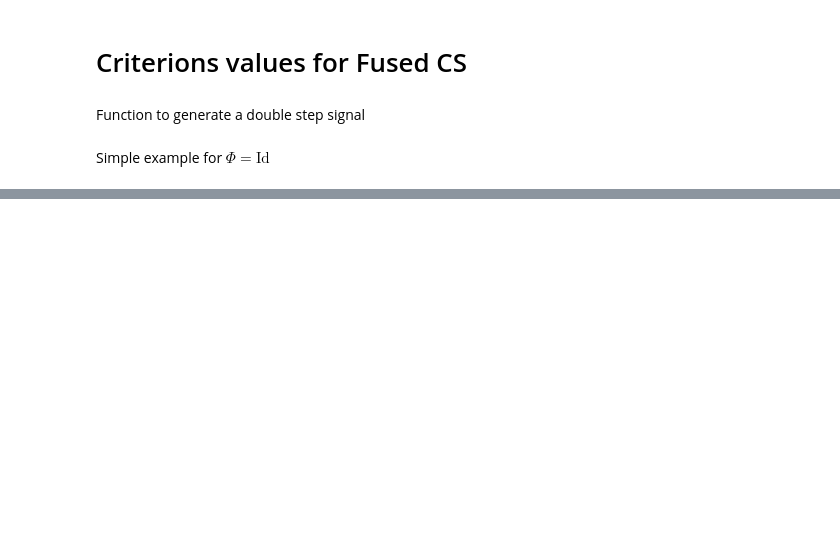
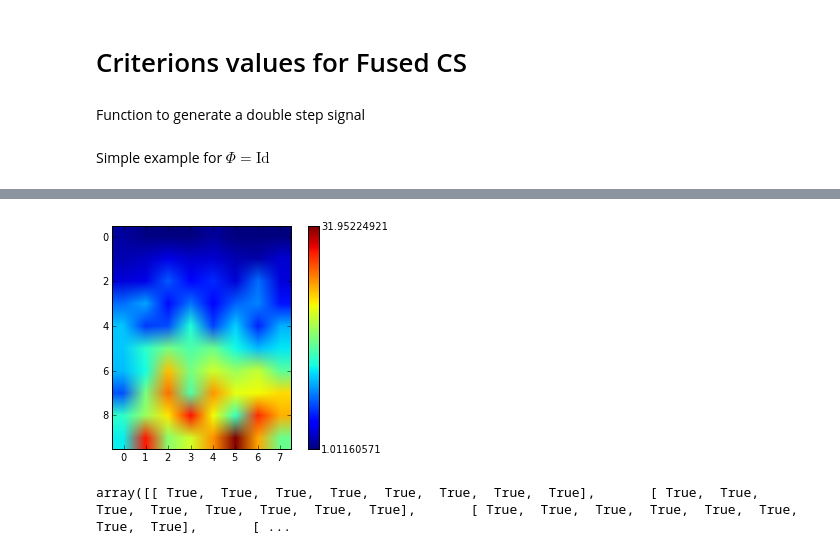
Before and after one commit to svaiter/robust_sparse_analysis_regularization, a Jupyter notebook: fused_cs.ipynb, the cells around one changed output, grey strips where cells are left out. Cells and saved outputs as stored; diff of their text form; code cells hidden in the pictures; blank space fills up the shorter version.

```diff
--- a/fused_cs.ipynb
+++ b/fused_cs.ipynb
@@ -29,0 +34,2 @@ res_0 = np.mean(res[:,:,:,1], axis=0).Tm = amin(res_0)M = amax(res_0)fig = figur
+# %%
+trials_per_settings = 1ratio_candidates = np.asarray([0.7,])eta_candidates = np.arange(floor(0.3*n))[::5] + qeps_candidates = np.asarray(map(lambda s: s * (1/n), np.linspace(1, 400, num=10)))
@@ -30,2 +46,4 @@ res_0 = np.mean(res[:,:,:,1], axis=0).Tm = amin(res_0)M = amax(res_0)fig = figur
 # %%
-res_0 = np.mean(res[:,:,:,1], axis=0).Tres_0 = np.mean(res[:,:,:,1], axis=0).T < 1m = amin(res_0)M = amax(res_0)fig = figure()ax = fig.add_subplot(111)cax = ax.imshow(res_0, extent=[ratio_candidates.min(), ratio_candidates.max(),                                eta_candidates.min(), eta_candidates.max()],                origin='lower',                aspect=3)cax.set_cmap('binary')cbar = fig.colorbar(cax, ticks=[m, 1, M])xticks()show()
+res_0 = rollaxis(res, 2, 1)[:,:,0,0]m = amin(res_0)M = amax(res_0)fig = figure()ax = fig.add_subplot(111)cax = ax.imshow(res_0)#cax.set_cmap('spectral')cbar = fig.colorbar(cax, ticks=[m, 0.5, M])xticks()show()
+# %% [output]
+[figure, added]
@@ -33,0 +50,4 @@ res_0 = np.mean(res[:,:,:,1], axis=0).Tres_0 = np.mean(res[:,:,:,1], axis=0).T <
+# %%
+res_0 < 10
+# %% [output]
+array([[ True,  True,  True,  True,  True,  True,  True,  True],       [ True,  True,  True,  True,  True,  True,  True,  True],       [ True,  True,  True,  True,  True,  True,  True,  True],       [ ...
```
Also changed, not shown: parts of 9 cells of this notebook, 2 other files.
